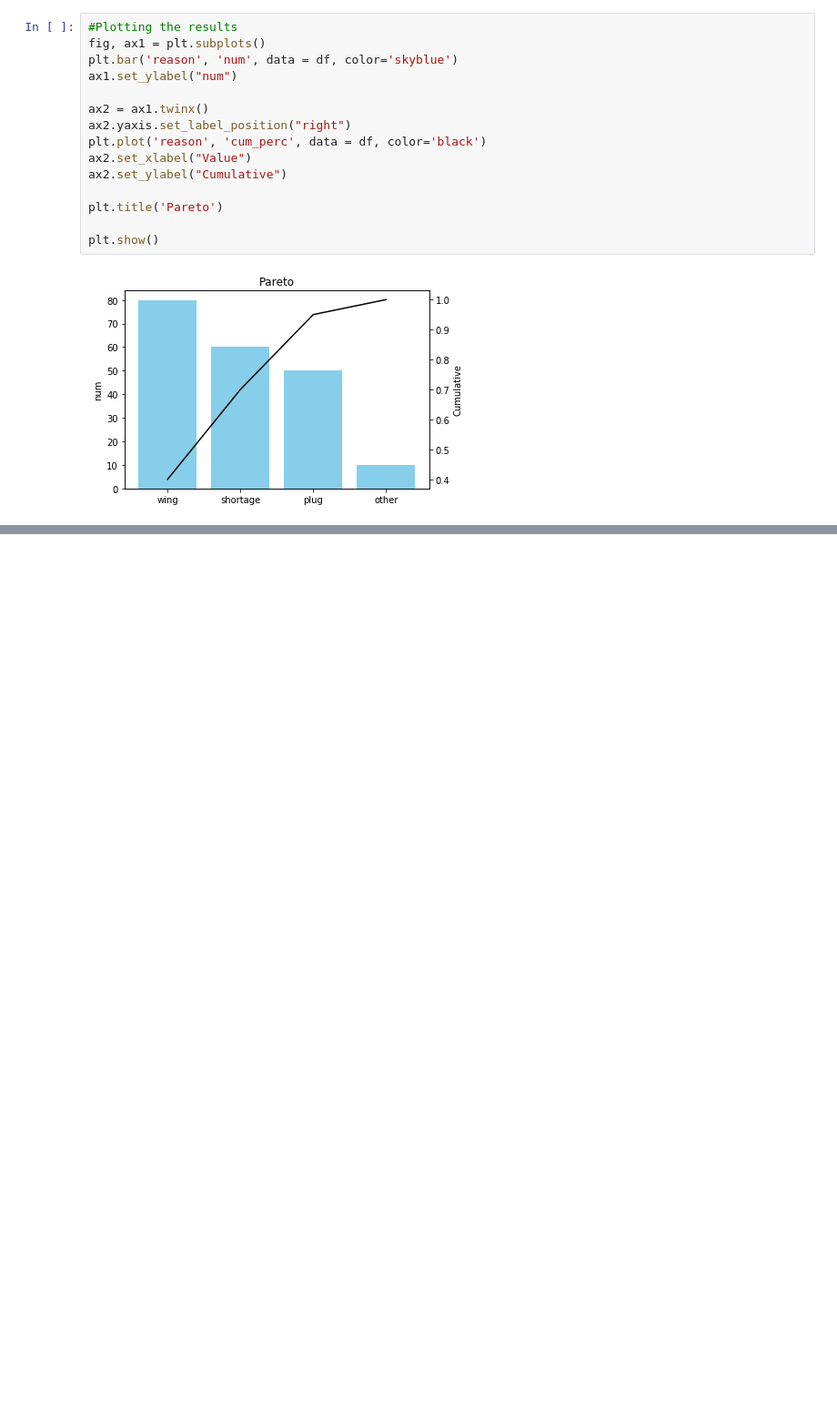
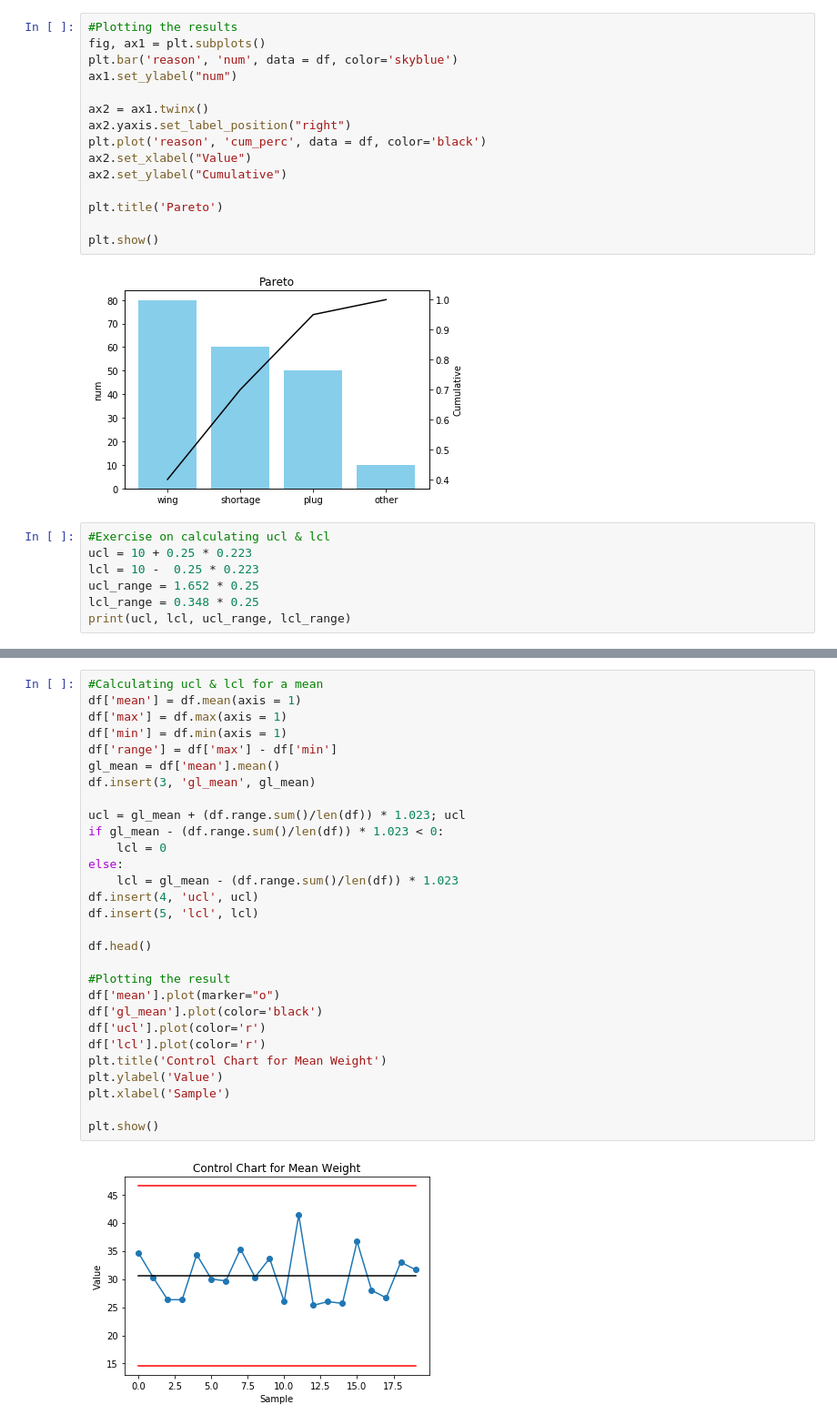
Before and after one commit to eponkratova/statistics, a Jupyter notebook: code.ipynb, the cells around one changed output, grey strips where cells are left out. Shown at 91% size. Saved outputs shown, nothing was run; the diff lists cells and outputs as text; blank space fills up the shorter version.

Commit message:
added exercises on control chart

```diff
--- a/code.ipynb
+++ b/code.ipynb
@@ -2404,3 +2370,10 @@ plt.title('Pareto')
 plt.show()
 # %% [output]
 [figure]
+# %%
+#Exercise on calculating ucl & lcl
+ucl = 10 + 0.25 * 0.223
+lcl = 10 -  0.25 * 0.223
+ucl_range = 1.652 * 0.25
+lcl_range = 0.348 * 0.25
+print(ucl, lcl, ucl_range, lcl_range)
@@ -2406,0 +2409,31 @@ plt.show()
+# %%
+#Calculating ucl & lcl for a mean
+df['mean'] = df.mean(axis = 1)
+df['max'] = df.max(axis = 1)
+df['min'] = df.min(axis = 1)
+df['range'] = df['max'] - df['min']
+gl_mean = df['mean'].mean()
+df.insert(3, 'gl_mean', gl_mean)
+
+ucl = gl_mean + (df.range.sum()/len(df)) * 1.023; ucl
+if gl_mean - (df.range.sum()/len(df)) * 1.023 < 0:
+    lcl = 0
+else:
+    lcl = gl_mean - (df.range.sum()/len(df)) * 1.023
+df.insert(4, 'ucl', ucl)
+df.insert(5, 'lcl', lcl)
+
+df.head()
+
+#Plotting the result
+df['mean'].plot(marker="o")
+df['gl_mean'].plot(color='black')
+df['ucl'].plot(color='r')
+df['lcl'].plot(color='r')
+plt.title('Control Chart for Mean Weight')
+plt.ylabel('Value')
+plt.xlabel('Sample')
+
+plt.show()
+# %% [output]
+[figure, added]
```
Also changed, not shown: parts of 13 cells of this notebook, 1 other file.
